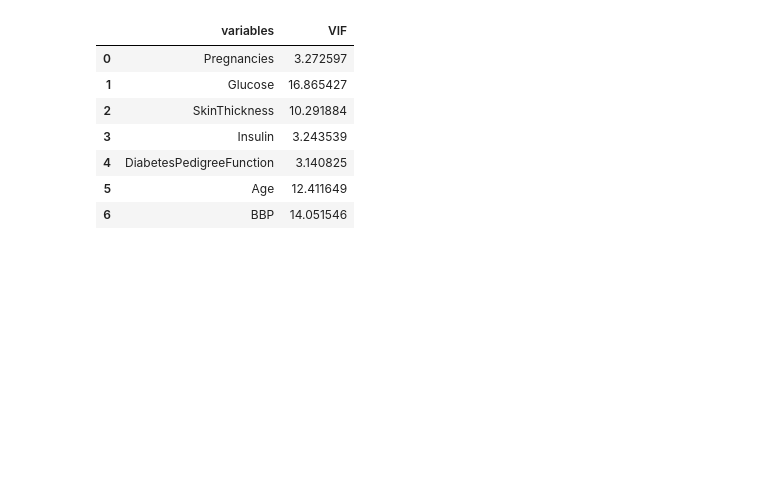
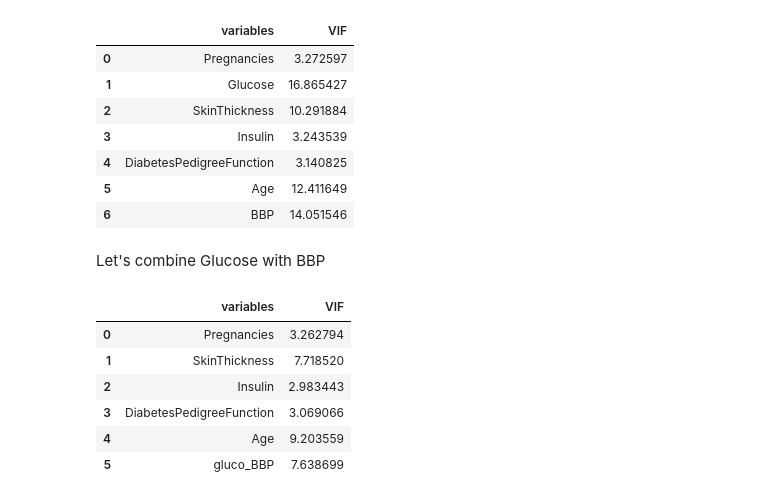
Before and after one commit to dajebbar/Diabetes-Classification, a Jupyter notebook: Multicollinearity_and_VIF.ipynb, the cells around one changed output. Saved outputs shown, nothing was run; the diff lists cells and outputs as text; code cells hidden in the pictures; blank space fills up the shorter version.

```diff
--- a/Multicollinearity_and_VIF.ipynb
+++ b/Multicollinearity_and_VIF.ipynb
@@ -237,3 +237,17 @@ check_vif(data2)
 | 4 | DiabetesPedigreeFunction | 3.140825 |
 | 5 | Age | 12.411649 |
 | 6 | BBP | 14.051546 |
+# %% [markdown]
+Let's combine Glucose with BBP
+# %%
+data2['gluco_BBP'] = data2.apply(lambda x: x['Glucose'] * x['BBP'], axis=1)
+data2.drop(columns=['Glucose', 'BBP'], inplace=True)
+check_vif(data2)
+# %% [output]
+|  | variables | VIF |
+| 0 | Pregnancies | 3.262794 |
+| 1 | SkinThickness | 7.718520 |
+| 2 | Insulin | 2.983443 |
+| 3 | DiabetesPedigreeFunction | 3.069066 |
+| 4 | Age | 9.203559 |
+| 5 | gluco_BBP | 7.638699 |
```
Also changed, not shown: parts of 7 cells of this notebook.
